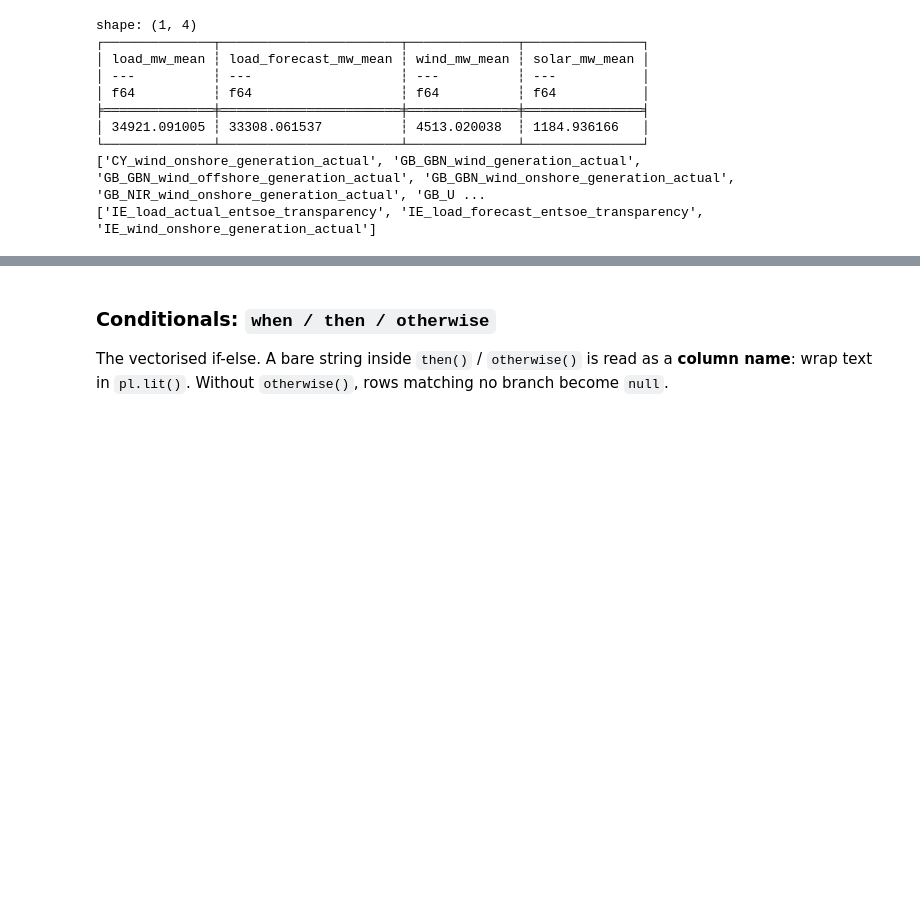
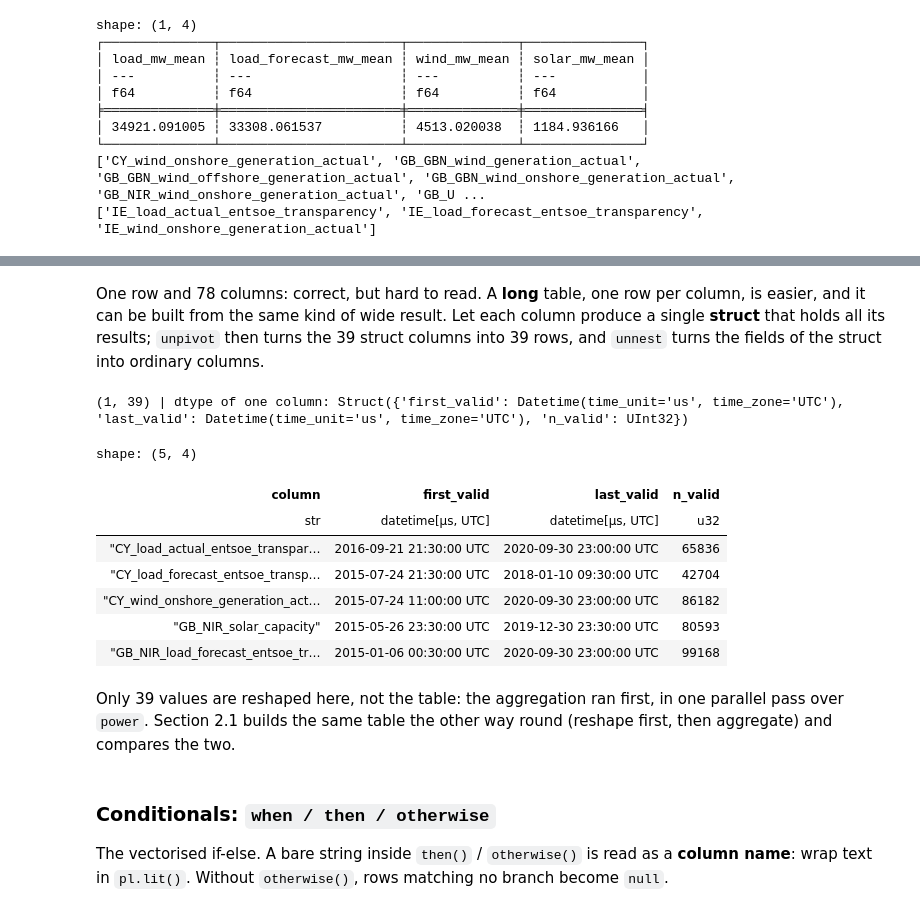
Before and after one commit to alessandro-rubin-sate/polars-intro, a Jupyter notebook: polars_intro.ipynb, the cells around one changed output, grey strips where cells are left out. Cells and saved outputs as stored; diff of their text form; code cells hidden in the pictures; blank space fills up the shorter version.

```diff
--- a/polars_intro.ipynb
+++ b/polars_intro.ipynb
@@ -547,0 +725,15 @@ shape: (1, 4)
+# %%
+def valid_span(column: str) -> list[pl.Expr]:
+    """First and last timestamp at which `column` is not null."""
+    ts_valid = pl.col(ts_col).filter(pl.col(column).is_not_null())
+    return [
+        ts_valid.min().alias(f"{column}_first_valid"),
+        ts_valid.max().alias(f"{column}_last_valid"),
+    ]
+
+
+float_cols = cs.expand_selector(power, cs.float())      # names of the Float32/Float64 columns
+valid_wide = power.select(expr for column in float_cols for expr in valid_span(column))
+
+print(valid_wide.shape)
+valid_wide.select(cs.starts_with("CY_load_actual"))
@@ -548,3 +746,42 @@ shape: (1, 4)
+# %% [markdown]
+One row and 78 columns: correct, but hard to read. A **long** table, one row per column, is
+easier, and it can be built from the same kind of wide result. Let each column produce a single
+**struct** that holds all its results; `unpivot` then turns the 39 struct columns into 39 rows,
+and `unnest` turns the fields of the struct into ordinary columns.
+# %%
+def valid_summary(column: str) -> pl.Expr:
+    """First and last valid timestamp and number of valid samples of `column`, as one struct."""
+    ts_valid = pl.col(ts_col).filter(pl.col(column).is_not_null())
+    return pl.struct(
+        first_valid=ts_valid.min(),
+        last_valid=ts_valid.max(),
+        n_valid=pl.col(column).count(),
+    ).alias(column)
+
+
+summary_wide = power.select(valid_summary(column) for column in float_cols)
+print(summary_wide.shape, "| dtype of one column:", summary_wide.dtypes[0])
+
+coverage = (
+    summary_wide
+    .unpivot(variable_name="column")      # 39 rows: the column name and its struct
+    .unnest("value")                      # the struct fields become columns
+)
+coverage.sort("first_valid", descending=True).head(5)
+# %% [output]
+(1, 39) | dtype of one column: Struct({'first_valid': Datetime(time_unit='us', time_zone='UTC'), 'last_valid': Datetime(time_unit='us', time_zone='UTC'), 'n_valid': UInt32})
+shape: (5, 4)
+| column | first_valid | last_valid | n_valid |
+| str | datetime[μs, UTC] | datetime[μs, UTC] | u32 |
+| "CY_load_actual_entsoe_transpar… | 2016-09-21 21:30:00 UTC | 2020-09-30 23:00:00 UTC | 65836 |
+| "CY_load_forecast_entsoe_transp… | 2015-07-24 21:30:00 UTC | 2018-01-10 09:30:00 UTC | 42704 |
+| "CY_wind_onshore_generation_act… | 2015-07-24 11:00:00 UTC | 2020-09-30 23:00:00 UTC | 86182 |
+| "GB_NIR_solar_capacity" | 2015-05-26 23:30:00 UTC | 2019-12-30 23:30:00 UTC | 80593 |
+| "GB_NIR_load_forecast_entsoe_tr… | 2015-01-06 00:30:00 UTC | 2020-09-30 23:00:00 UTC | 99168 |
+# %% [markdown]
+Only 39 values are reshaped here, not the table: the aggregation ran first, in one parallel pass
+over `power`. Section 2.1 builds the same table the other way round (reshape first, then
+aggregate) and compares the two.
 # %% [markdown]
 ### Conditionals: `when / then / otherwise`
 
```
Also changed, not shown: parts of 78 cells of this notebook.
